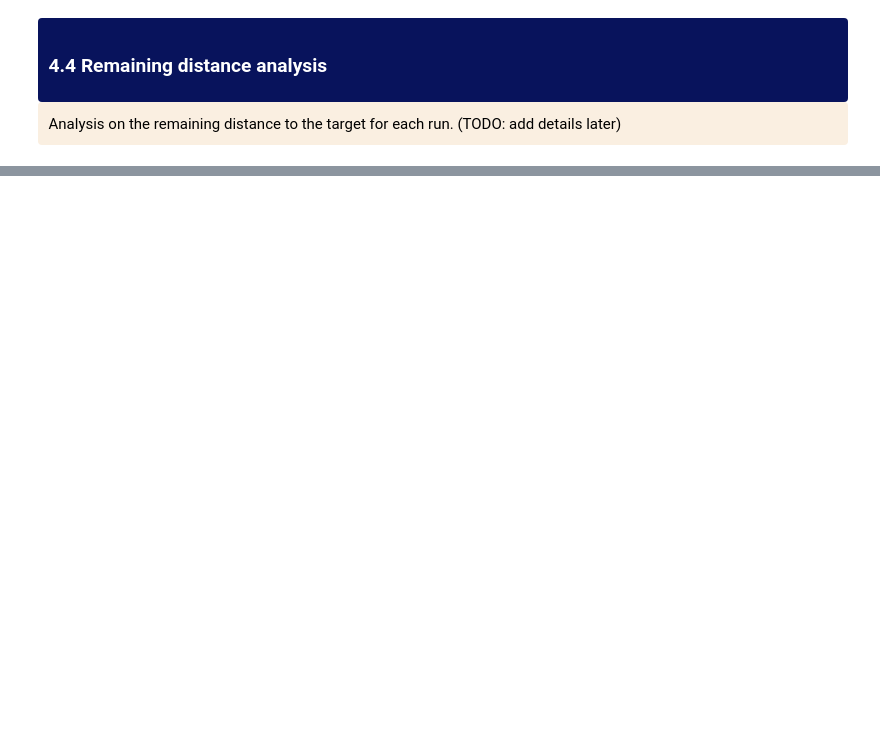
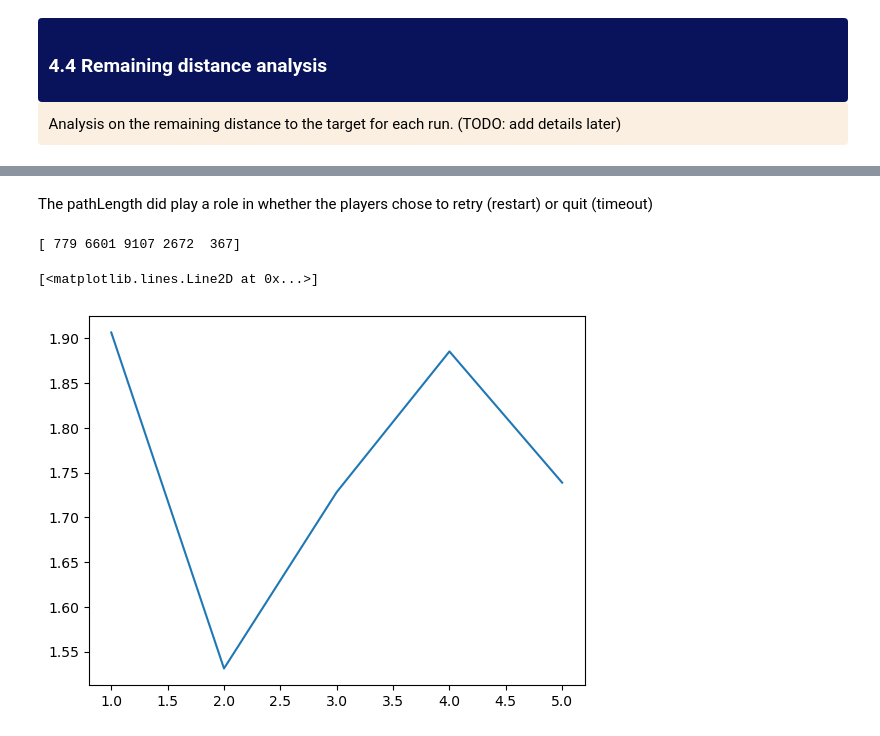
Before and after one commit to epfl-ada/ada-2022-project-7yobananaboy7, a Jupyter notebook: main.ipynb, the cells around one changed output, grey strips where cells are left out. Drawn from its saved outputs; the diff is of its cells as text; code cells hidden in the pictures; blank space fills up the shorter version.

```diff
--- a/main.ipynb
+++ b/main.ipynb
@@ -1271,0 +1330,21 @@ Ratio of number of restarts and number of timeouts 1.6681325753512817
+# %% [markdown]
+The pathLength did play a role in whether the players chose to retry (restart) or quit (timeout)
+# %%
+#Filter out the outliers
+filtered_possible_runs = possible_runs[possible_runs['pathLength'] >1]
+_paths_unfinished = filtered_possible_runs[filtered_possible_runs['type'] != 'finished']
+dfd = _paths_unfinished.groupby('M_dist_to_target').size()
+path_length_list = list(dfd[dfd>50].index)
+
+_paths_restart = filtered_possible_runs[filtered_possible_runs['type'] == 'restart']
+_paths_timeout = filtered_possible_runs[filtered_possible_runs['type'] == 'timeout']
+
+n_restart = np.array(_paths_restart[_paths_restart['M_dist_to_target'].isin(path_length_list)].groupby('M_dist_to_target').size())
+n_timeout = np.array(_paths_timeout[_paths_timeout['M_dist_to_target'].isin(path_length_list)].groupby('M_dist_to_target').size())
+
+print(n_timeout + n_restart)
+plt.plot(path_length_list,n_restart/n_timeout)
+# %% [output]
+[ 779 6601 9107 2672  367]
+[<matplotlib.lines.Line2D at 0x...>]
+[figure, added]
```
Also changed, not shown: parts of 26 cells of this notebook, 3 other files.
